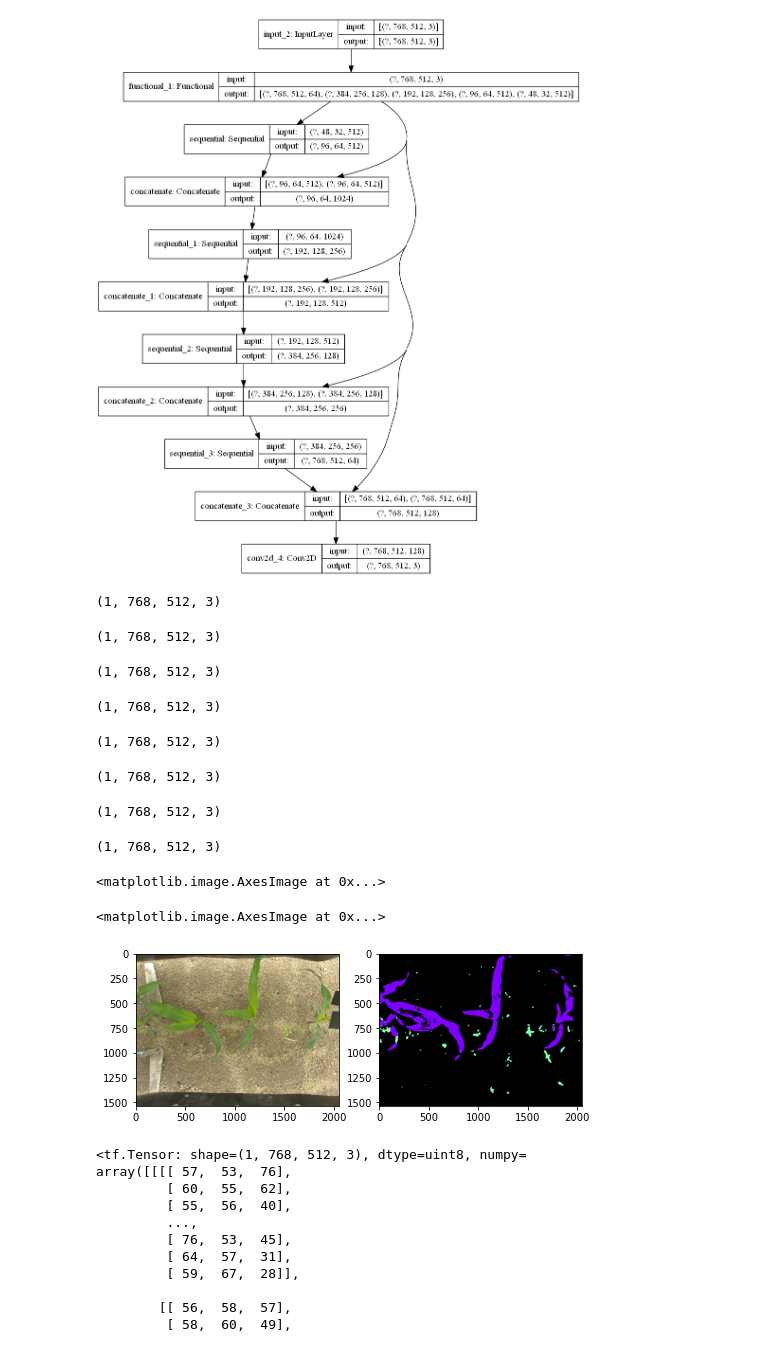
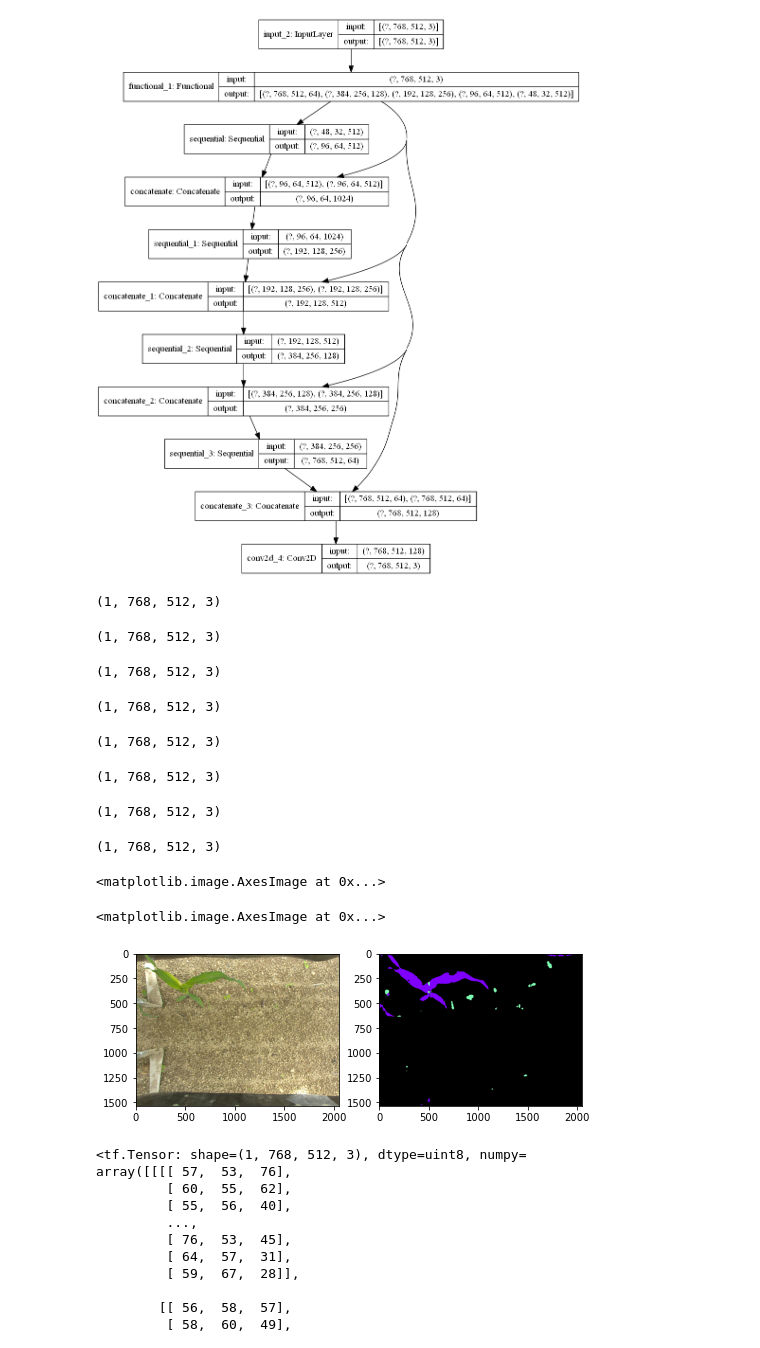
Before and after one commit to tizianofucci/A2NDLSegmentation, a Jupyter notebook: Notebook/Back_to_local.ipynb, the cells around one changed output. Drawn from its saved outputs; the diff is of its cells as text; code cells hidden in the pictures.

```diff
--- a/Notebook/Back_to_local.ipynb
+++ b/Notebook/Back_to_local.ipynb
@@ -986,7 +984,7 @@ tf.keras.utils.plot_model(model, show_shapes=True)
 fig, ax = plt.subplots(1, 2, figsize=(8, 8))
 fig.show()
 
-image = Image.open(os.path.join(test_dir[0], 'Images/Bipbip_mais_im_10441.jpg'))
+image = Image.open(os.path.join(test_dir[0], 'Images/Bipbip_mais_im_01931.jpg'))
 #mask = rme.read_rgb_mask(os.path.join(self.dataset_dir, 'Masks', curr_filename + '.png'))
 
 
@@ -1025,34 +1023,34 @@ for j in range (0,8):
     for i in range(1, 3):
       prediction_img[np.where(predicted_class == i)] = np.array(colors[i-1])[:3] * 255
 
 #     ax[0].imshow(np.uint8(patches[j]))
 #     ax[1].imshow(np.uint8(prediction_img))
 
     predictions.append(prediction_img)
 
     fig.canvas.draw()
     time.sleep(1)
 
 total = tf.concat([predictions[0], predictions[4]], 0)
 
 for x in range (1,4):
     result=tf.concat([predictions[x], predictions[x+4]], 0)
     total=tf.concat([total, result], 1)
 
 ax[0].imshow(np.uint8(image))
 ax[1].imshow(np.uint8(total))
 # %% [output]
 (1, 768, 512, 3)
 (1, 768, 512, 3)
 (1, 768, 512, 3)
 (1, 768, 512, 3)
 (1, 768, 512, 3)
 (1, 768, 512, 3)
 (1, 768, 512, 3)
 (1, 768, 512, 3)
 <matplotlib.image.AxesImage at 0x...>
 <matplotlib.image.AxesImage at 0x...>
-[figure, old version]
+[figure, new version]
 # %%
 tf.expand_dims(patches[0],0)
 # %% [output]
```
Also changed, not shown: parts of 2 cells of this notebook.
